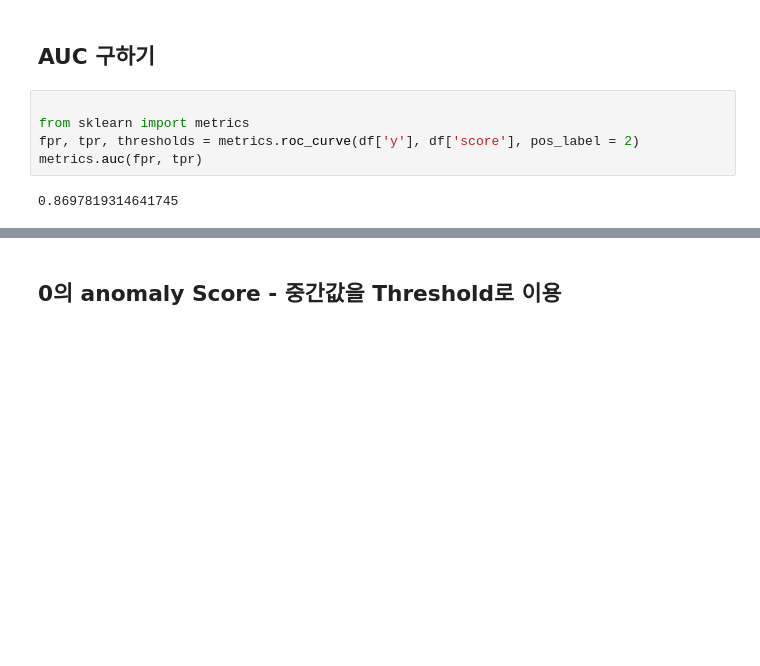
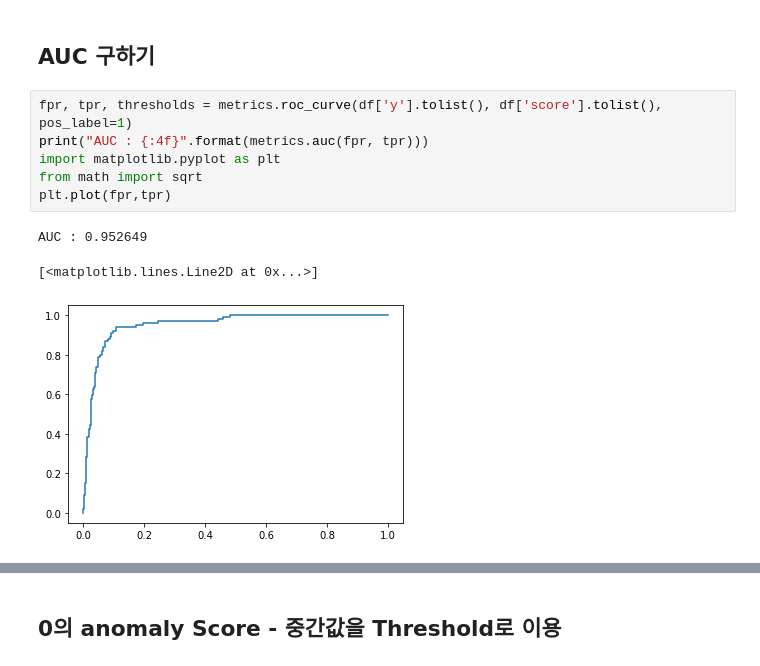
Before and after one commit to rlqja1107/Anomaly_Detection-PBL, a Jupyter notebook: anogan/anogan.ipynb, the cells around one changed output, grey strips where cells are left out. Drawn from its saved outputs; the diff is of its cells as text; blank space fills up the shorter version.

```diff
--- a/anogan/anogan.ipynb
+++ b/anogan/anogan.ipynb
@@ -375,9 +362,12 @@ print("정상 score : {:4f}".format(np.mean(df[df['y']==0.0]['score'])))
 # %% [markdown]
 ## AUC 구하기
 # %%
-
-from sklearn import metrics
-fpr, tpr, thresholds = metrics.roc_curve(df['y'], df['score'], pos_label = 2)
-metrics.auc(fpr, tpr)
+fpr, tpr, thresholds = metrics.roc_curve(df['y'].tolist(), df['score'].tolist(), pos_label=1)
+print("AUC : {:4f}".format(metrics.auc(fpr, tpr)))
+import matplotlib.pyplot as plt
+from math import sqrt
+plt.plot(fpr,tpr)
 # %% [output]
-0.8697819314641745
+AUC : 0.952649
+[<matplotlib.lines.Line2D at 0x...>]
+[figure, added]
```
Also changed, not shown: parts of 25 cells of this notebook.
